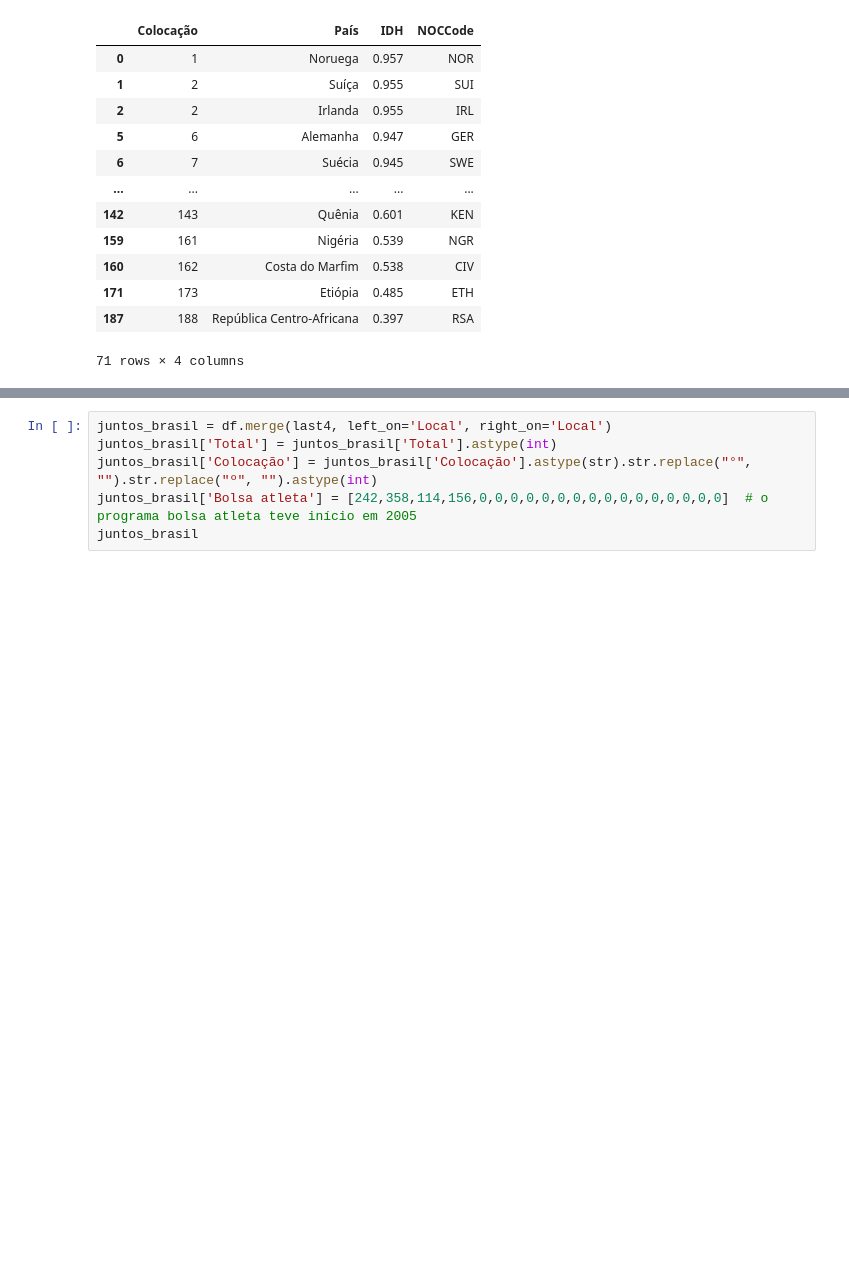
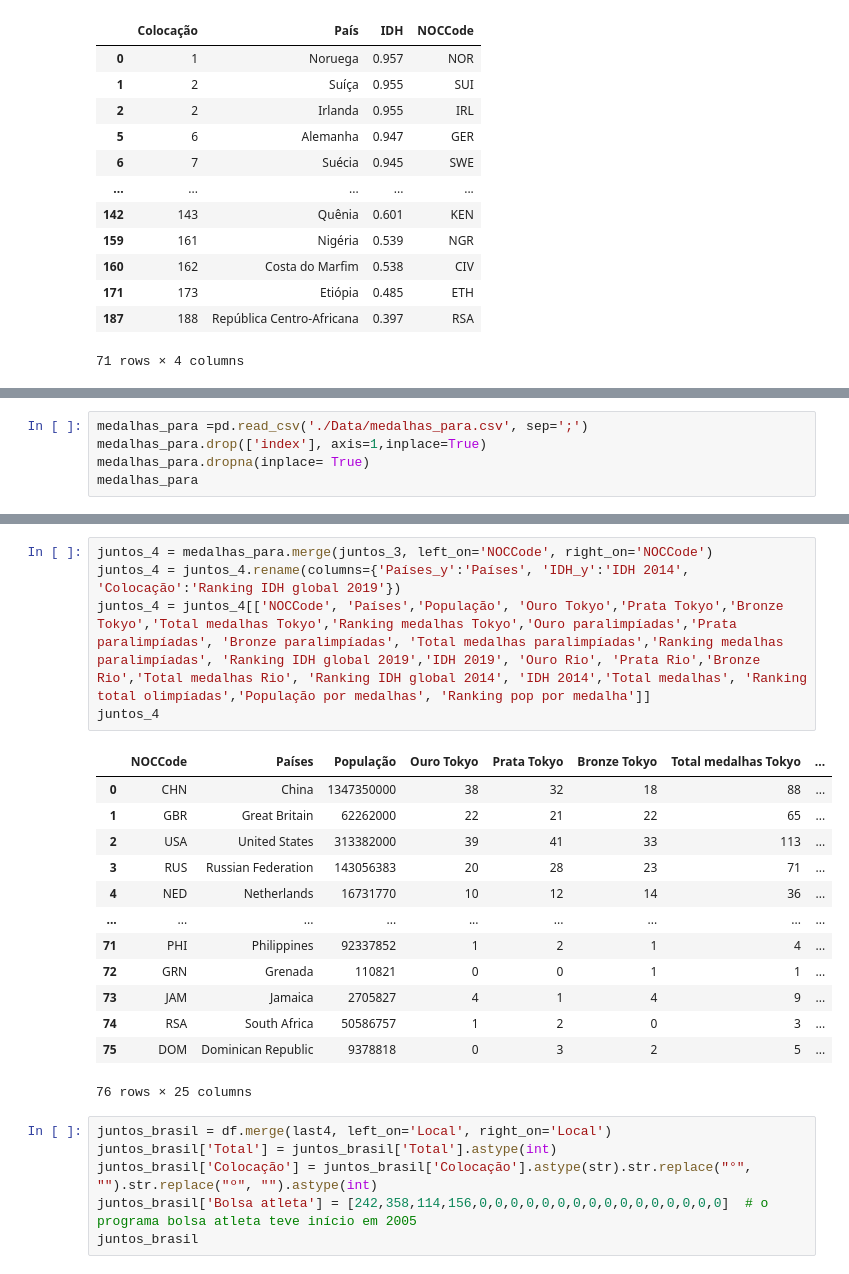
Before and after one commit to brunabellini/Projeto_Olimpiadas, a Jupyter notebook: olimpiada.ipynb, the cells around one changed output, grey strips where cells are left out. Drawn from its saved outputs; the diff is of its cells as text; blank space fills up the shorter version.

Commit message:
lindos dataframes

```diff
--- a/olimpiada.ipynb
+++ b/olimpiada.ipynb
@@ -427,0 +428,5 @@ juntos_3
+# %%
+medalhas_para =pd.read_csv('./Data/medalhas_para.csv', sep=';')
+medalhas_para.drop(['index'], axis=1,inplace=True)
+medalhas_para.dropna(inplace= True)
+medalhas_para
@@ -428,3 +447,22 @@ juntos_3
+# %%
+juntos_4 = medalhas_para.merge(juntos_3, left_on='NOCCode', right_on='NOCCode')
+juntos_4 = juntos_4.rename(columns={'Países_y':'Países', 'IDH_y':'IDH 2014', 'Colocação':'Ranking IDH global 2019'})
+juntos_4 = juntos_4[['NOCCode', 'Países','População', 'Ouro Tokyo','Prata Tokyo','Bronze Tokyo','Total medalhas Tokyo','Ranking medalhas Tokyo','Ouro paralimpíadas','Prata paralimpíadas', 'Bronze paralimpíadas', 'Total medalhas paralimpíadas','Ranking medalhas paralimpíadas', 'Ranking IDH global 2019','IDH 2019', 'Ouro Rio', 'Prata Rio','Bronze Rio','Total medalhas Rio', 'Ranking IDH global 2014', 'IDH 2014','Total medalhas', 'Ranking total olimpíadas','População por medalhas', 'Ranking pop por medalha']]
+juntos_4
+# %% [output]
+|  | NOCCode | Países | População | Ouro Tokyo | Prata Tokyo | Bronze Tokyo | Total medalhas Tokyo | ... |
+| 0 | CHN | China | 1347350000 | 38 | 32 | 18 | 88 | ... |
+| 1 | GBR | Great Britain | 62262000 | 22 | 21 | 22 | 65 | ... |
+| 2 | USA | United States | 313382000 | 39 | 41 | 33 | 113 | ... |
+| 3 | RUS | Russian Federation | 143056383 | 20 | 28 | 23 | 71 | ... |
+| 4 | NED | Netherlands | 16731770 | 10 | 12 | 14 | 36 | ... |
+| ... | ... | ... | ... | ... | ... | ... | ... | ... |
+| 71 | PHI | Philippines | 92337852 | 1 | 2 | 1 | 4 | ... |
+| 72 | GRN | Grenada | 110821 | 0 | 0 | 1 | 1 | ... |
+| 73 | JAM | Jamaica | 2705827 | 4 | 1 | 4 | 9 | ... |
+| 74 | RSA | South Africa | 50586757 | 1 | 2 | 0 | 3 | ... |
+| 75 | DOM | Dominican Republic | 9378818 | 0 | 3 | 2 | 5 | ... |
+76 rows × 25 columns
 # %%
 juntos_brasil = df.merge(last4, left_on='Local', right_on='Local')
 juntos_brasil['Total'] = juntos_brasil['Total'].astype(int)
```
Also changed, not shown: parts of 4 cells of this notebook, 4 other files.
